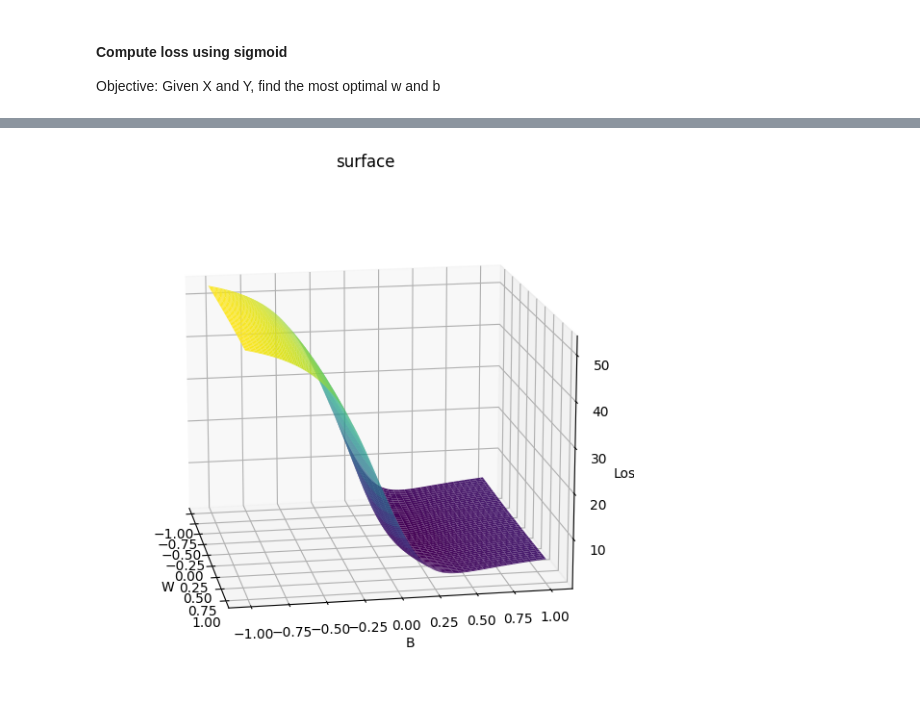
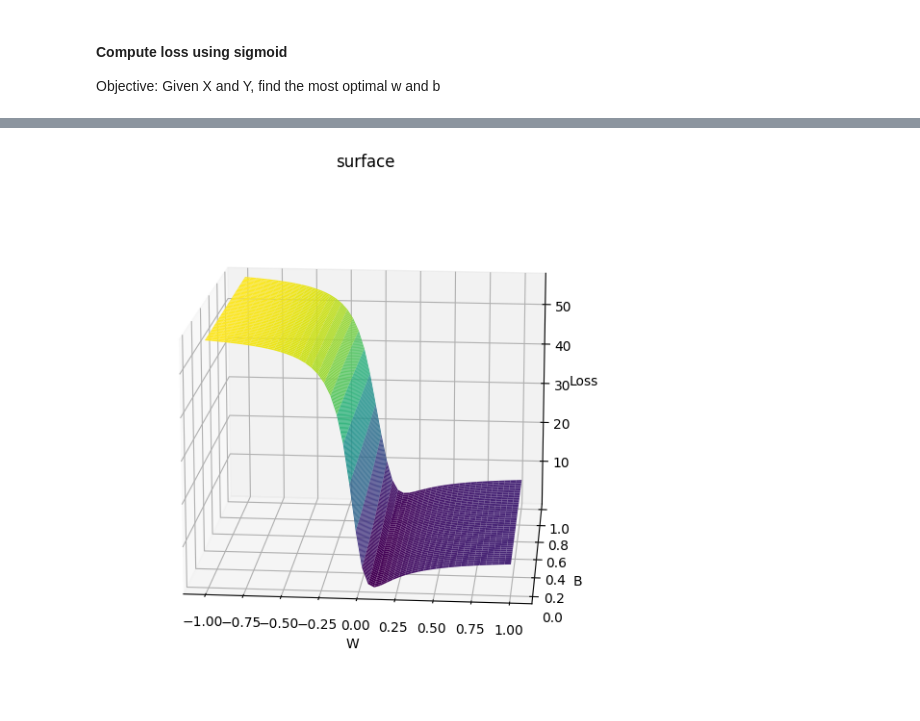
Before and after one commit to Abhijith-Nagarajan/Abhijith-Nagarajan, a Jupyter notebook: Sigmoid_Neuron_Implementation.ipynb, the cells around one changed output, grey strips where cells are left out. Cells and saved outputs as stored; diff of their text form; code cells hidden in the pictures.

```diff
--- a/Sigmoid_Neuron_Implementation.ipynb
+++ b/Sigmoid_Neuron_Implementation.ipynb
@@ -137,10 +151,10 @@ ax.view_init(15,300)
 
 Objective: Given X and Y, find the most optimal w and b
 # %%
-X = np.linspace(-10,10,100)
+X = np.linspace(-25,25,100)
 Y = np.linspace(0,1,100)
 # %%
-W = np.linspace(-1,1,100)
-B = np.linspace(-1,1,100)
+W = np.linspace(-1,1,50)
+B = np.linspace(0,1,50)
 # %%
 WW_Mesh, BB_Mesh = np.meshgrid(W,B)
@@ -149,9 +164,10 @@ Loss = np.zeros(WW_Mesh.shape)
 def compute_loss(X,Y,w_est,b_est):
     loss = 0
     for x,y in zip(X,Y):
-        Y_pred = sigmoid(x,w_est,b_est)
+        Y_pred = sigmoid(w_est,b_est,x)
         loss+= (y-Y_pred)**2
 
+    print(f'Returning: {loss} for w: {w_est}, b: {b_est}')
     return loss
 # %%
 for i in range(WW_Mesh.shape[0]):
@@ -160,12 +194,12 @@ for i in range(WW_Mesh.shape[0]):
 # %%
 plt.figure(figsize=(15,7))
 ax = plt.axes(projection='3d')
 ax.plot_surface(WW_Mesh, BB_Mesh, Loss, cmap='viridis')
 ax.set_xlabel('W')
 ax.set_ylabel('B')
 ax.set_zlabel('Loss')
 ax.set_title('surface')
 # Parameter 1: Height, Parameter 2: Rotation Angle along z axis
-ax.view_init(15,350)
+ax.view_init(15,275)
 # %% [output]
-[figure, old version]
+[figure, new version]
```
Also changed, not shown: parts of 27 cells of this notebook.
